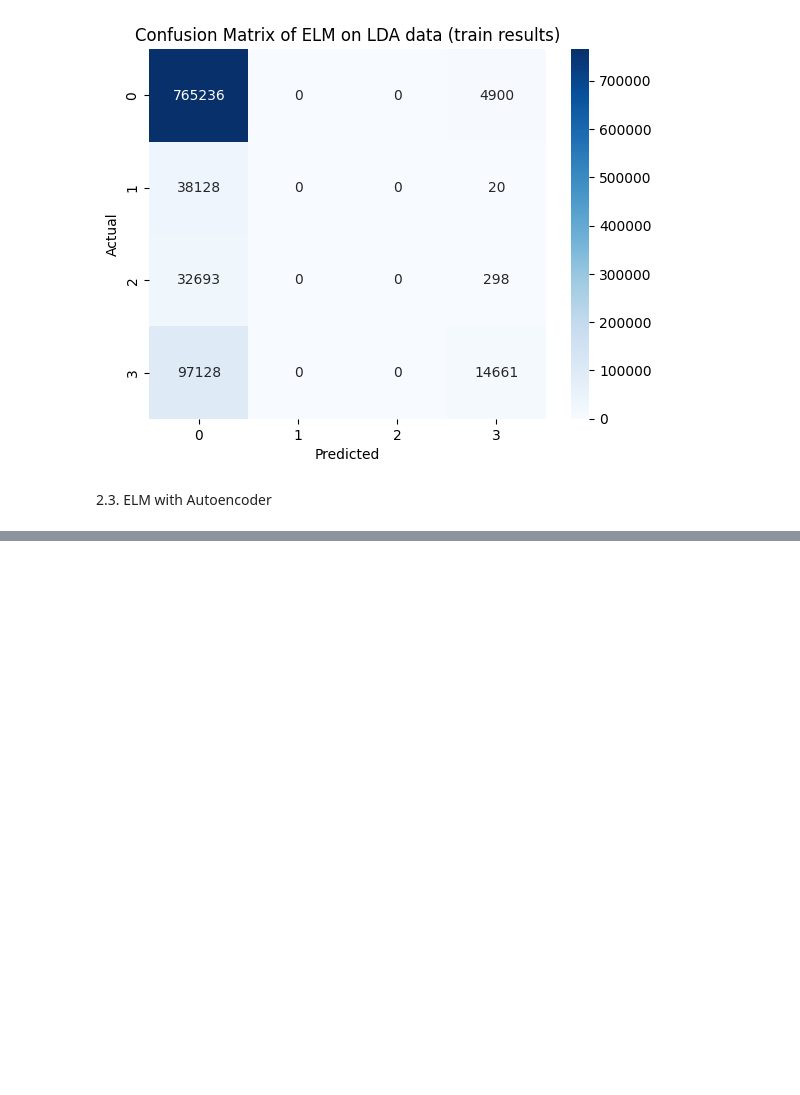
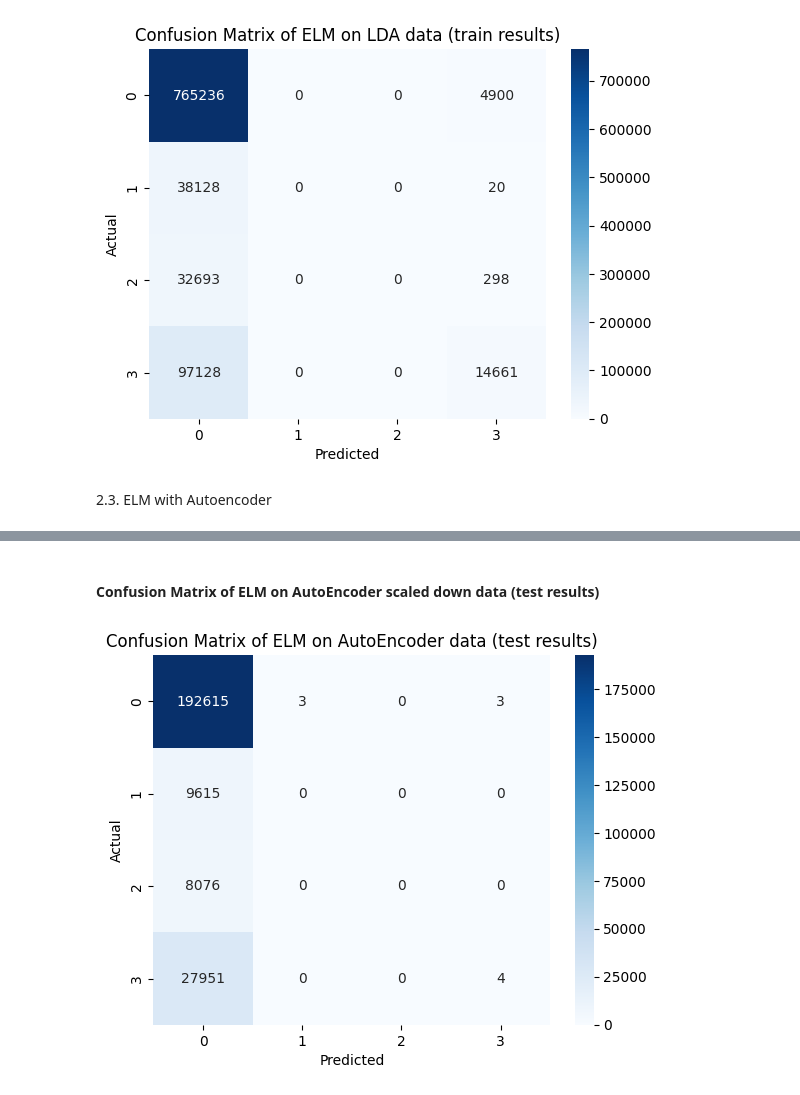
Before and after one commit to yazdanzv/Compare_Multiple_DL_Methods_on_Flight_USA_Dataset, a Jupyter notebook: main.ipynb, the cells around one changed output, grey strips where cells are left out. Drawn from its saved outputs; the diff is of its cells as text; code cells hidden in the pictures; blank space fills up the shorter version.

```diff
--- a/main.ipynb
+++ b/main.ipynb
@@ -849,0 +893,10 @@ elm_auto.fit(data_encoder, labels)
+# %% [markdown]
+<h4>Confusion Matrix of ELM on AutoEncoder scaled down data (test results)</h4>
+# %%
+sb.heatmap(con_mat_elm_auto_test, annot=True, fmt='d', cmap='Blues')
+plt.ylabel("Actual")
+plt.xlabel("Predicted")
+plt.title("Confusion Matrix of ELM on AutoEncoder data (test results)")
+plt.show()
+# %% [output]
+[figure, added]
```
Also changed, not shown: parts of 12 cells of this notebook.
